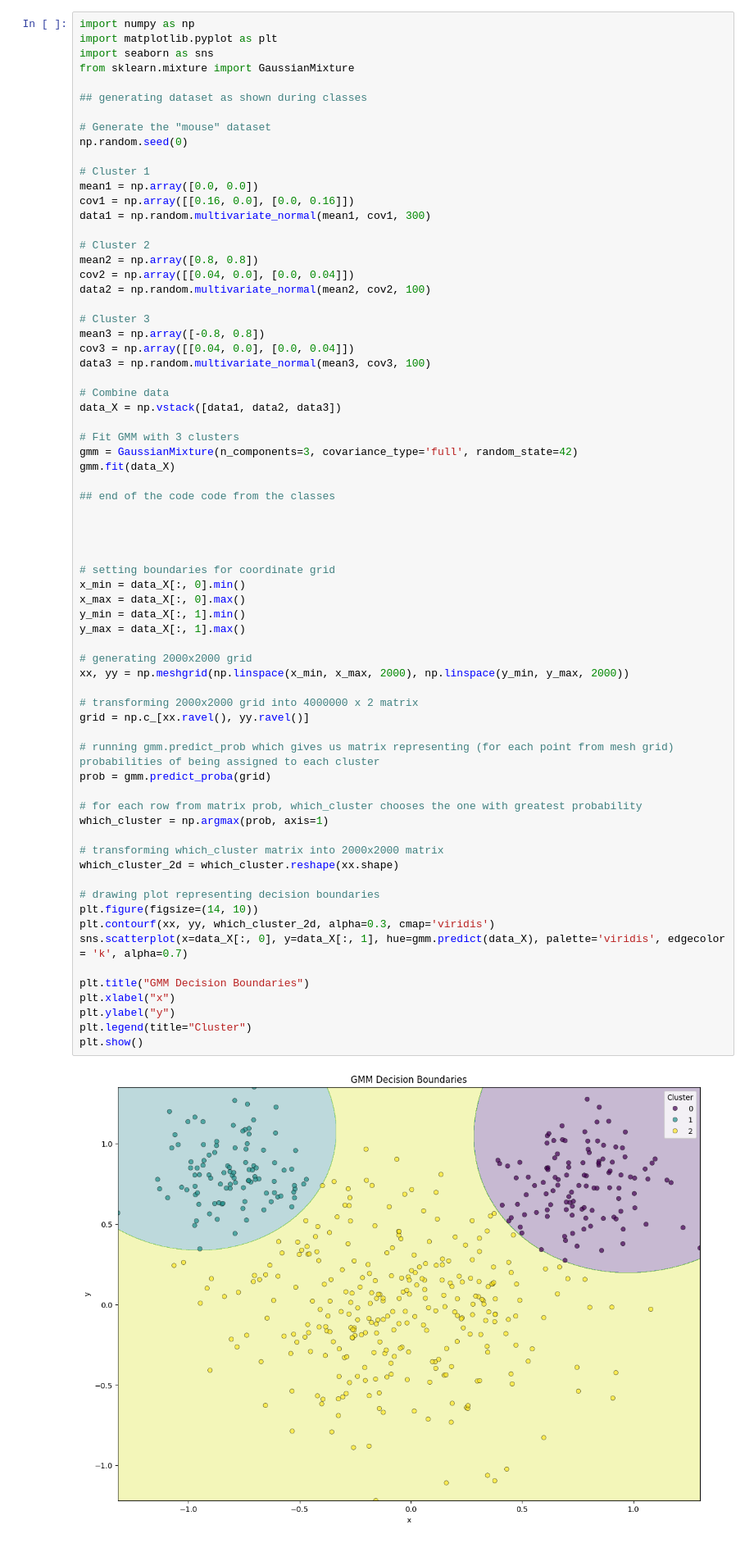
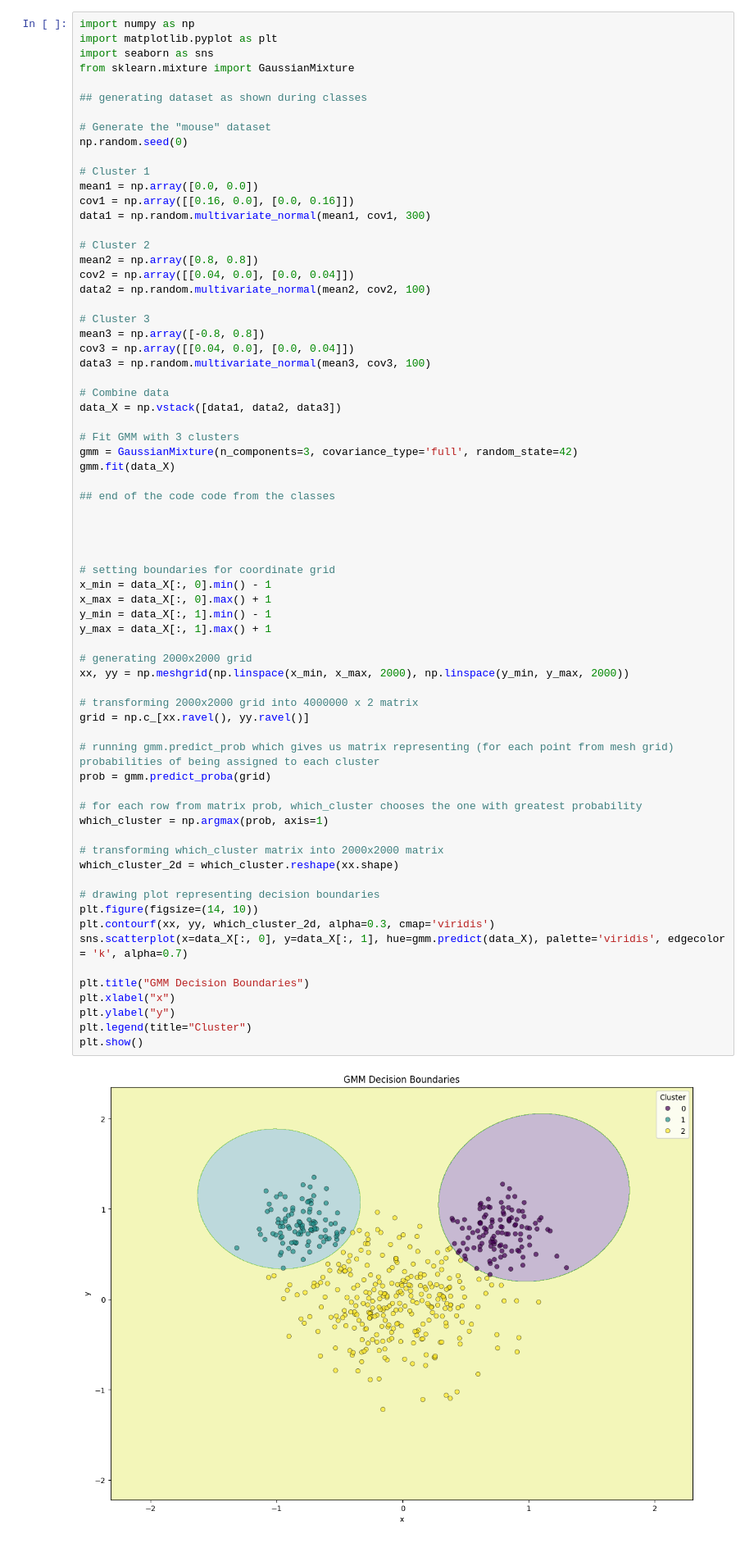
Before and after one commit to MichalSlowakiewicz/Machine-Learning, a Jupyter notebook: Homework2.ipynb, the cells around one changed output. Shown: that part at 82% size. Drawn from its saved outputs; the diff is of its cells as text.

```diff
--- a/Homework2.ipynb
+++ b/Homework2.ipynb
@@ -77,35 +77,35 @@ gmm.fit(data_X)
 
 
 # setting boundaries for coordinate grid
-x_min = data_X[:, 0].min()
-x_max = data_X[:, 0].max()
-y_min = data_X[:, 1].min()
-y_max = data_X[:, 1].max()
+x_min = data_X[:, 0].min() - 1
+x_max = data_X[:, 0].max() + 1
+y_min = data_X[:, 1].min() - 1
+y_max = data_X[:, 1].max() + 1
 
 # generating 2000x2000 grid
 xx, yy = np.meshgrid(np.linspace(x_min, x_max, 2000), np.linspace(y_min, y_max, 2000))
 
 # transforming 2000x2000 grid into 4000000 x 2 matrix
 grid = np.c_[xx.ravel(), yy.ravel()]
 
 # running gmm.predict_prob which gives us matrix representing (for each point from mesh grid) probabilities of being assigned to each cluster
 prob = gmm.predict_proba(grid)
 
 # for each row from matrix prob, which_cluster chooses the one with greatest probability
 which_cluster = np.argmax(prob, axis=1)
 
 # transforming which_cluster matrix into 2000x2000 matrix
 which_cluster_2d = which_cluster.reshape(xx.shape)
 
 # drawing plot representing decision boundaries
 plt.figure(figsize=(14, 10))
 plt.contourf(xx, yy, which_cluster_2d, alpha=0.3, cmap='viridis')
 sns.scatterplot(x=data_X[:, 0], y=data_X[:, 1], hue=gmm.predict(data_X), palette='viridis', edgecolor = 'k', alpha=0.7)
 
 plt.title("GMM Decision Boundaries")
 plt.xlabel("x")
 plt.ylabel("y")
 plt.legend(title="Cluster")
 plt.show()
 # %% [output]
-[figure, old version]
+[figure, new version]
```
Also changed, not shown: parts of 3 cells of this notebook.
